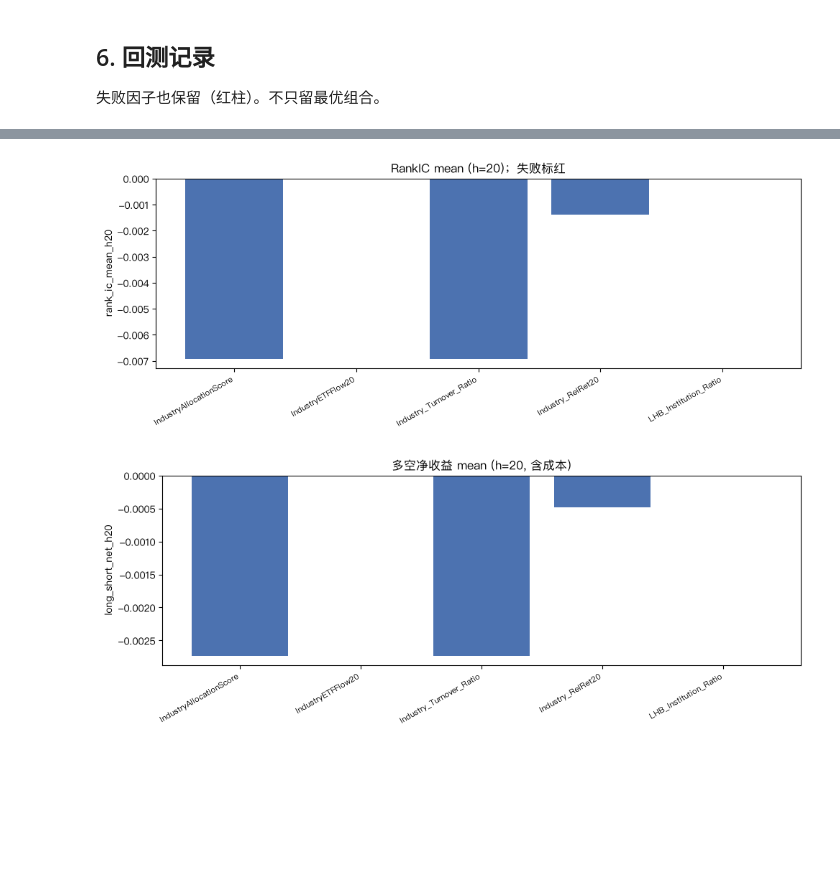
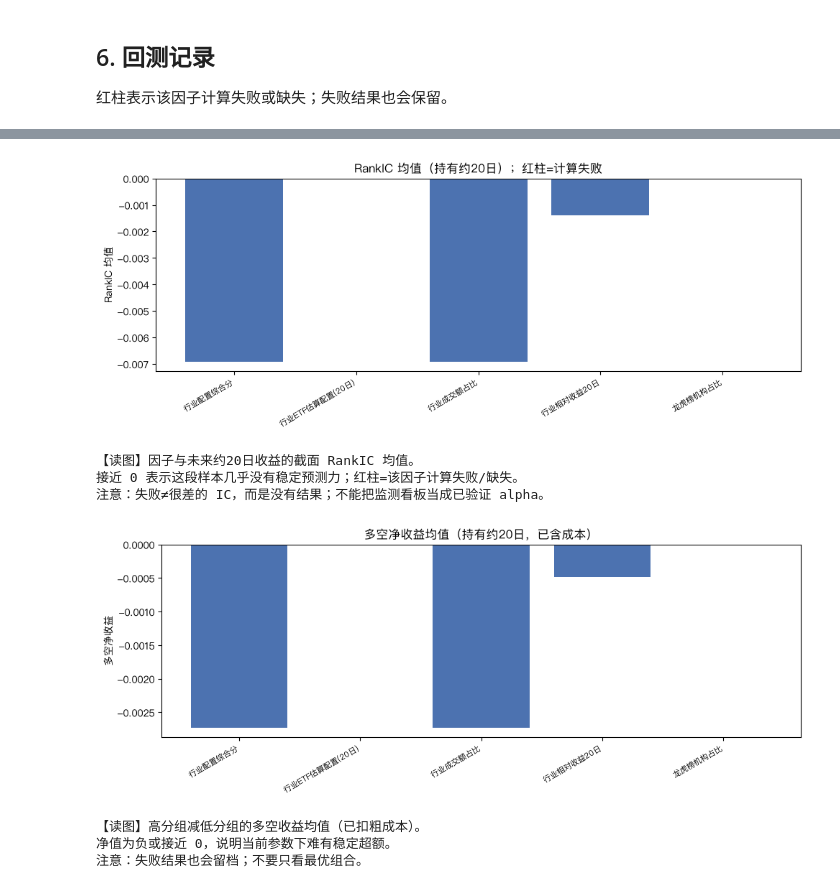
Before and after one commit to TangPiece/qlib, a Jupyter notebook: examples/alloc_v2/dashboard.ipynb, the cells around one changed output, grey strips where cells are left out. Cells and saved outputs as stored; diff of their text form; code cells hidden in the pictures; blank space fills up the shorter version.

```diff
--- a/examples/alloc_v2/dashboard.ipynb
+++ b/examples/alloc_v2/dashboard.ipynb
@@ -206,20 +252,39 @@ display(swing.get("invalidation", pd.DataFrame()))
 # %% [markdown]
 ## 6. 回测记录
 
-失败因子也保留（红柱）。不只留最优组合。
+红柱表示该因子计算失败或缺失；失败结果也会保留。
 # %%
 bt = swing["backtest"]
 display(bt)
-fig = P.plot_backtest_bars(bt, metric="rank_ic_mean_h20", title="RankIC mean (h=20)；失败标红")
+fig = P.plot_backtest_bars(
+    bt,
+    metric="rank_ic_mean_h20",
+    title="RankIC 均值（持有约20日）；红柱=计算失败",
+    ylabel="RankIC 均值",
+)
 plt.show()
-fig = P.plot_backtest_bars(bt, metric="long_short_net_h20", title="多空净收益 mean (h=20, 含成本)")
+P.print_caption("backtest_ic")
+
+fig = P.plot_backtest_bars(
+    bt,
+    metric="long_short_net_h20",
+    title="多空净收益均值（持有约20日，已含成本）",
+    ylabel="多空净收益",
+)
 plt.show()
+P.print_caption("backtest_ls")
 # %% [output]
 |  | factor_id | status | failures | version | rank_ic_mean_h5 | rank_ic_ir_h5 | long_short_mean_h5 | ... |
 | 0 | IndustryAllocationScore | ok |  | v2 | 0.001178 | 0.003929 | -0.000200 | ... |
 | 1 | IndustryETFFlow20 | failed | factor_missing | v2 | NaN | NaN | NaN | ... |
 | 2 | Industry_Turnover_Ratio | ok |  | v2 | 0.001178 | 0.003929 | -0.000200 | ... |
 | 3 | Industry_RelRet20 | ok |  | v2 | 0.008807 | 0.026668 | 0.001531 | ... |
 | 4 | LHB_Institution_Ratio | failed | factor_missing | v2 | NaN | NaN | NaN | ... |
-[figure, old version]
+[figure, new version]
+【读图】因子与未来约20日收益的截面 RankIC 均值。
+接近 0 表示这段样本几乎没有稳定预测力；红柱=该因子计算失败/缺失。
+注意：失败≠很差的 IC，而是没有结果；不能把监测看板当成已验证 alpha。
-[figure, old version]
+[figure, new version]
+【读图】高分组减低分组的多空收益均值（已扣粗成本）。
+净值为负或接近 0，说明当前参数下难有稳定超额。
+注意：失败结果也会留档；不要只看最优组合。
```
Also changed, not shown: parts of 14 cells of this notebook, 5 other files.
